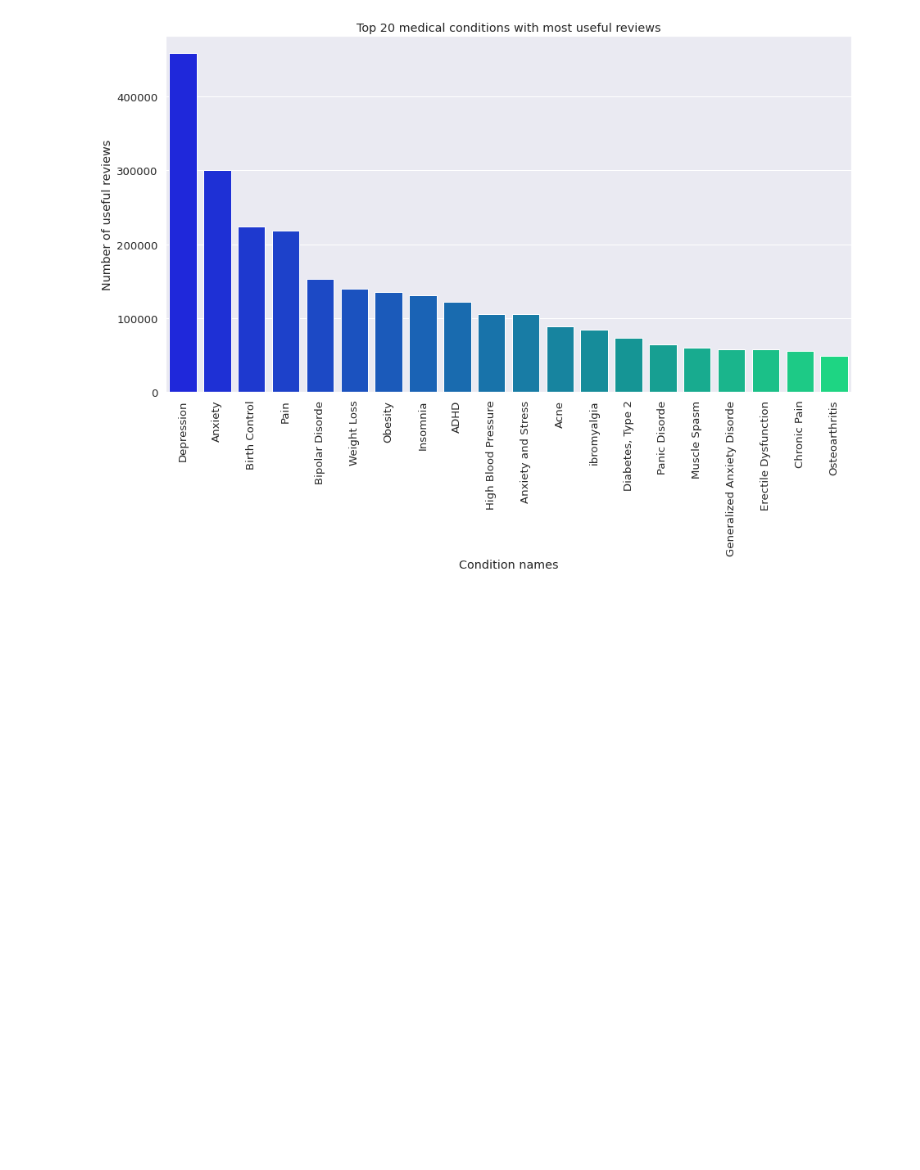
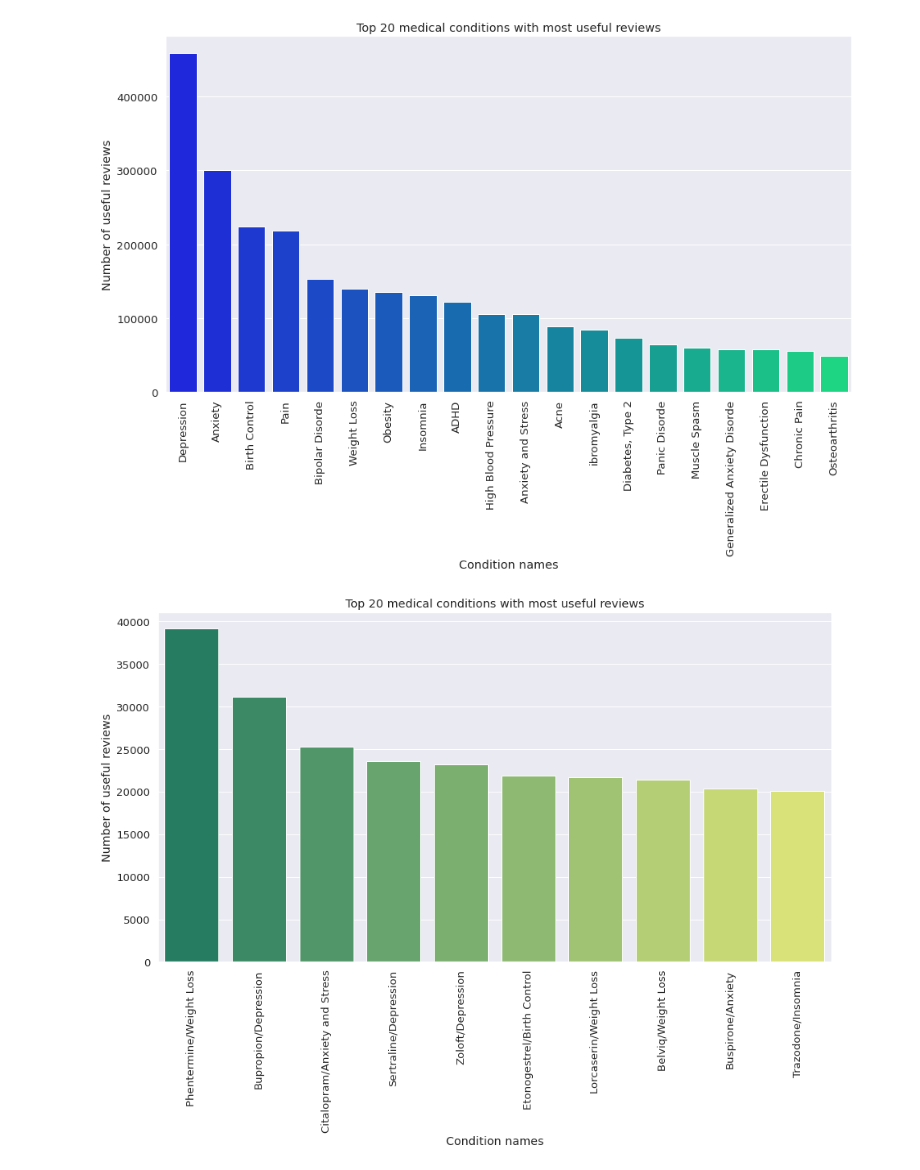
Before and after one commit to dmandic17/medical-drug-review-analysis, a Jupyter notebook: 02_Data_preview_and_simple_analysis.ipynb, the cells around one changed output. Cells and saved outputs as stored; diff of their text form; code cells hidden in the pictures; blank space fills up the shorter version.

Commit message:
another plot added

```diff
--- a/02_Data_preview_and_simple_analysis.ipynb
+++ b/02_Data_preview_and_simple_analysis.ipynb
@@ -49,6 +49,16 @@ data.describe()
 | 50% | 80665.000000 | 117619.000000 | 8.00000 | 16.000000 | 3609.000000 |
 | 75% | 120977.500000 | 173061.500000 | 10.00000 | 36.000000 | 9069.000000 |
 | max | 161296.000000 | 232291.000000 | 10.00000 | 1291.000000 | 28788.000000 |
+# %%
+def bar_plot(x, y, palette, title, ylabel, xlabel, angle=90):
+    sns.set(font_scale = 1.2, style = 'darkgrid')
+    plt.rcParams['figure.figsize'] = [15, 8]
+    sns_useful = sns.barplot(x = x, y = y, palette = palette)
+
+    sns_useful.set_title(title)
+    sns_useful.set_ylabel(ylabel)
+    sns_useful.set_xlabel(xlabel)
+    plt.setp(sns_useful.get_xticklabels(), rotation=angle)
 # %%
 # Exploring for which conditions are these reviews more useful than others (top 20)
 cols = ['condition', 'usefulCount']
@@ -70,2 +76,22 @@ plt.setp(sns_useful.get_xticklabels(), rotation=90);
 # %% [output]
 [figure]
+# %%
+# Exploring which medications and for which conditions are these reviews more useful than others (top 10)
+cols = ['condition', 'drugName', 'usefulCount']
+
+df_useful_meds = data[cols].groupby(by=["drugName", "condition"]).sum().sort_values(by='usefulCount', ascending = False).reset_index().head(10)
+
+df_useful_meds
+
+usefulCount = df_useful_meds['usefulCount']
+conditions = df_useful_meds['condition']
+drugNames = df_useful_meds['drugName']
+
+labels = [drugNames[i] + '/' + conditions[i] for i in range(10)]
+
+title = 'Top 20 medical conditions with most useful reviews'
+xlabel = 'Condition names'
+ylabel = 'Number of useful reviews'
+bar_plot(labels, usefulCount, 'summer', title, ylabel, xlabel)
+# %% [output]
+[figure, added]
```
Also changed, not shown: parts of 1 cell of this notebook.
